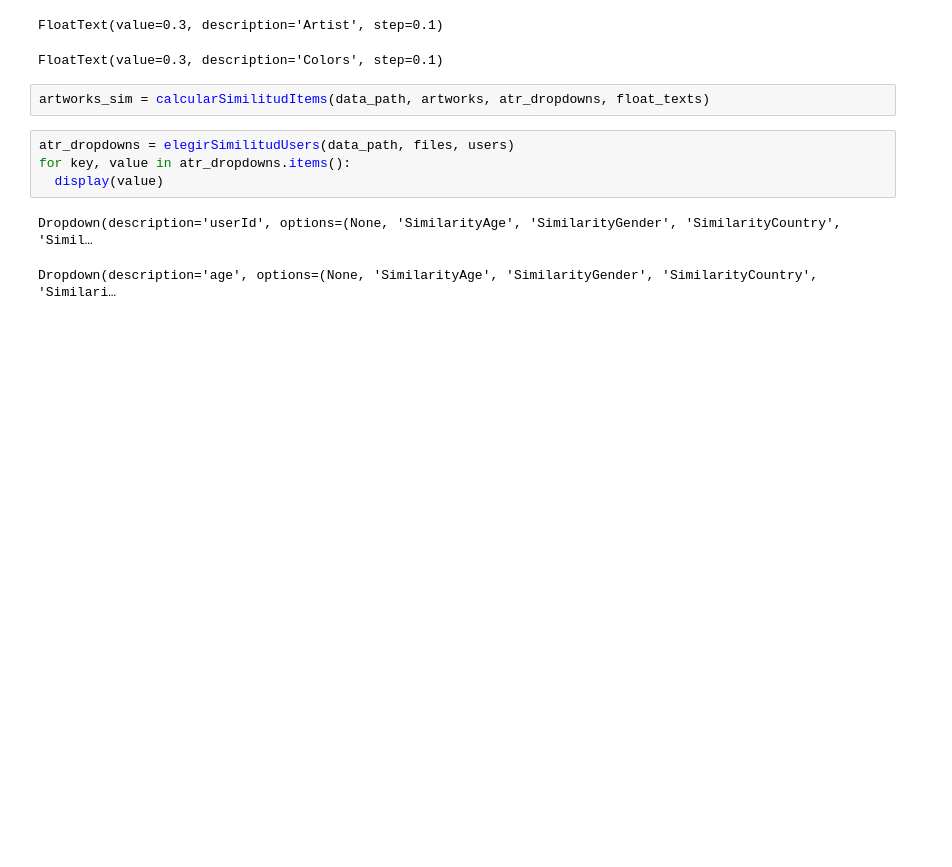
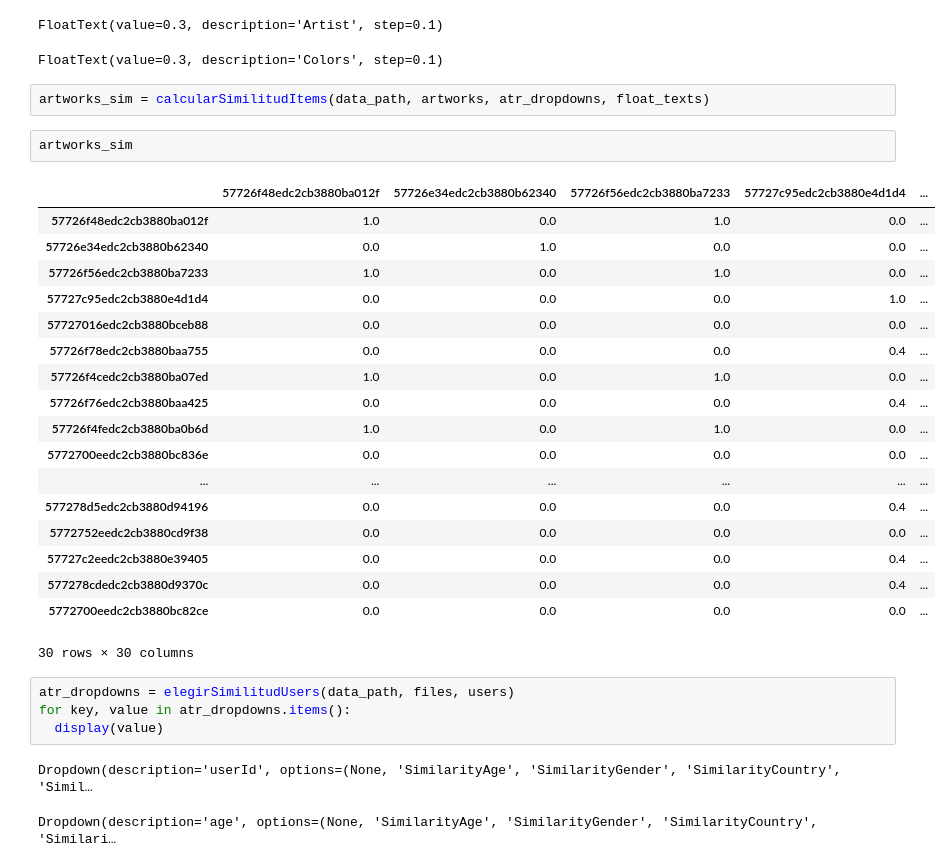
Before and after one commit to AlbertoGarciaDomenech/Comunidades-en-museos, a Jupyter notebook: Interfaz.ipynb, the cells around one changed output. Drawn from its saved outputs; the diff is of its cells as text; blank space fills up the shorter version.

```diff
--- a/Interfaz.ipynb
+++ b/Interfaz.ipynb
@@ -183,6 +183,27 @@ FloatText(value=0.3, description='Artist', step=0.1)
 FloatText(value=0.3, description='Colors', step=0.1)
 # %%
 artworks_sim = calcularSimilitudItems(data_path, artworks, atr_dropdowns, float_texts)
+# %%
+artworks_sim
+# %% [output]
+|  | 57726f48edc2cb3880ba012f | 57726e34edc2cb3880b62340 | 57726f56edc2cb3880ba7233 | 57727c95edc2cb3880e4d1d4 | ... |
+| 57726f48edc2cb3880ba012f | 1.0 | 0.0 | 1.0 | 0.0 | ... |
+| 57726e34edc2cb3880b62340 | 0.0 | 1.0 | 0.0 | 0.0 | ... |
+| 57726f56edc2cb3880ba7233 | 1.0 | 0.0 | 1.0 | 0.0 | ... |
+| 57727c95edc2cb3880e4d1d4 | 0.0 | 0.0 | 0.0 | 1.0 | ... |
+| 57727016edc2cb3880bceb88 | 0.0 | 0.0 | 0.0 | 0.0 | ... |
+| 57726f78edc2cb3880baa755 | 0.0 | 0.0 | 0.0 | 0.4 | ... |
+| 57726f4cedc2cb3880ba07ed | 1.0 | 0.0 | 1.0 | 0.0 | ... |
+| 57726f76edc2cb3880baa425 | 0.0 | 0.0 | 0.0 | 0.4 | ... |
+| 57726f4fedc2cb3880ba0b6d | 1.0 | 0.0 | 1.0 | 0.0 | ... |
+| 5772700eedc2cb3880bc836e | 0.0 | 0.0 | 0.0 | 0.0 | ... |
+| ... | ... | ... | ... | ... | ... |
+| 577278d5edc2cb3880d94196 | 0.0 | 0.0 | 0.0 | 0.4 | ... |
+| 5772752eedc2cb3880cd9f38 | 0.0 | 0.0 | 0.0 | 0.0 | ... |
+| 57727c2eedc2cb3880e39405 | 0.0 | 0.0 | 0.0 | 0.4 | ... |
+| 577278cdedc2cb3880d9370c | 0.0 | 0.0 | 0.0 | 0.4 | ... |
+| 5772700eedc2cb3880bc82ce | 0.0 | 0.0 | 0.0 | 0.0 | ... |
+30 rows × 30 columns
 # %%
 atr_dropdowns = elegirSimilitudUsers(data_path, files, users)
 for key, value in atr_dropdowns.items():
```
Also changed, not shown: parts of 1 cell of this notebook, 1 other file.
